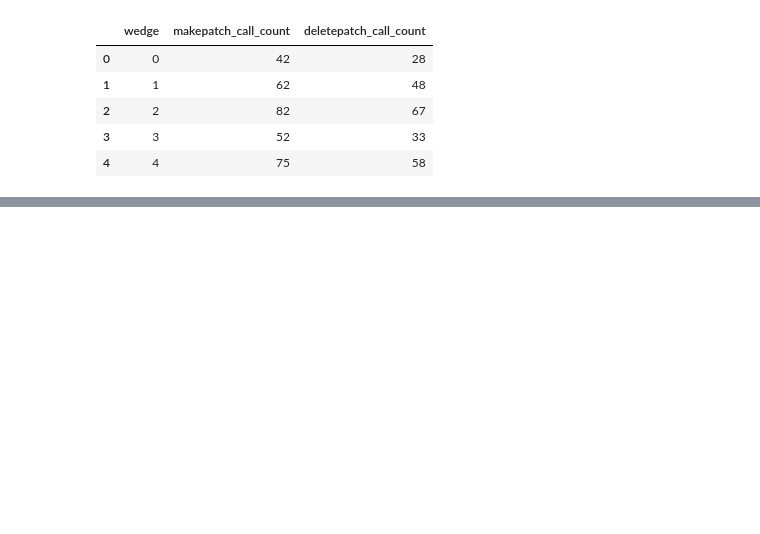
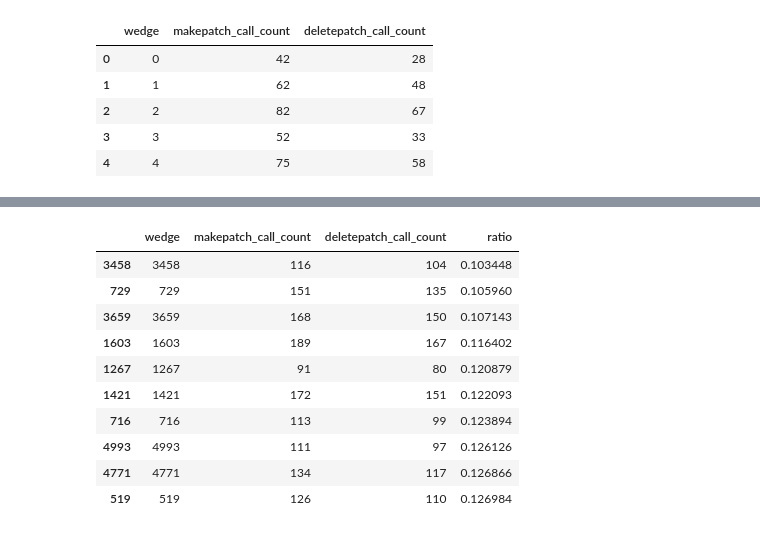
Before and after one commit to Crinstaniev/ParticleCoverHLS, a Jupyter notebook: stats/patch_acceptance/stats_calls.ipynb, the cells around one changed output, grey strips where cells are left out. Saved outputs shown, nothing was run; the diff lists cells and outputs as text; code cells hidden in the pictures; blank space fills up the shorter version.

```diff
--- a/stats/patch_acceptance/stats_calls.ipynb
+++ b/stats/patch_acceptance/stats_calls.ipynb
@@ -79,0 +80,14 @@ plt.show()
+# %%
+df.sort_values(by='ratio', ascending=True).head(10)
+# %% [output]
+|  | wedge | makepatch_call_count | deletepatch_call_count | ratio |
+| 3458 | 3458 | 116 | 104 | 0.103448 |
+| 729 | 729 | 151 | 135 | 0.105960 |
+| 3659 | 3659 | 168 | 150 | 0.107143 |
+| 1603 | 1603 | 189 | 167 | 0.116402 |
+| 1267 | 1267 | 91 | 80 | 0.120879 |
+| 1421 | 1421 | 172 | 151 | 0.122093 |
+| 716 | 716 | 113 | 99 | 0.123894 |
+| 4993 | 4993 | 111 | 97 | 0.126126 |
+| 4771 | 4771 | 134 | 117 | 0.126866 |
+| 519 | 519 | 126 | 110 | 0.126984 |
```
Also changed, not shown: parts of 2 cells of this notebook, 12 other files.
